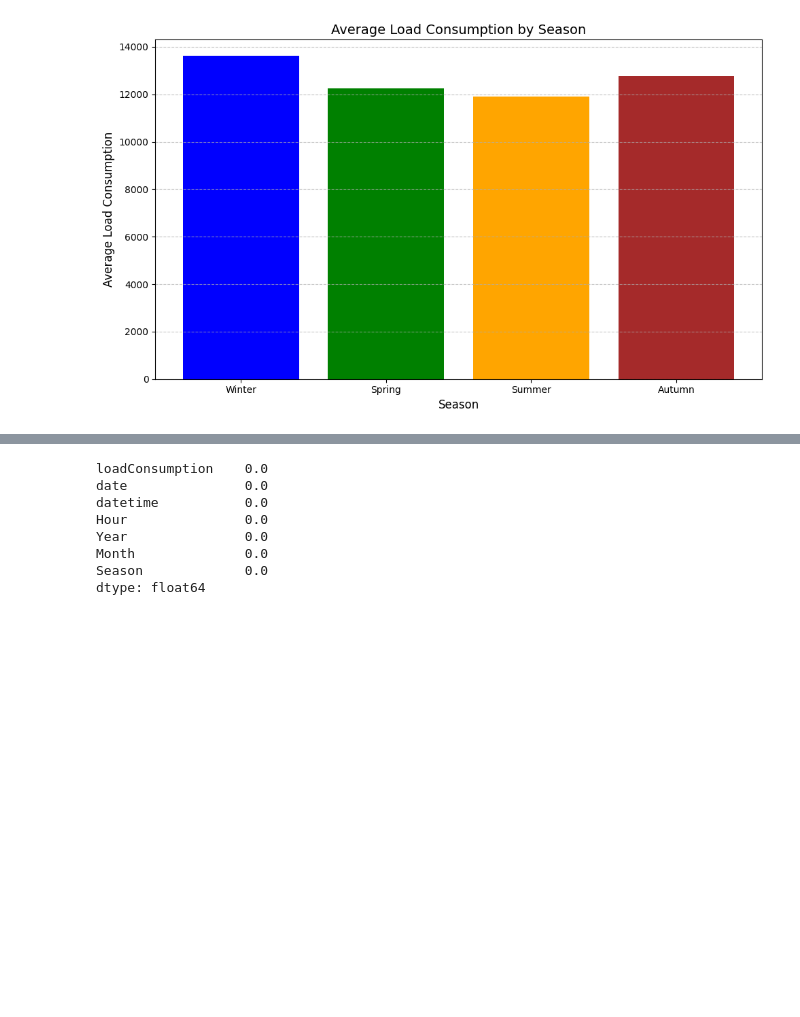
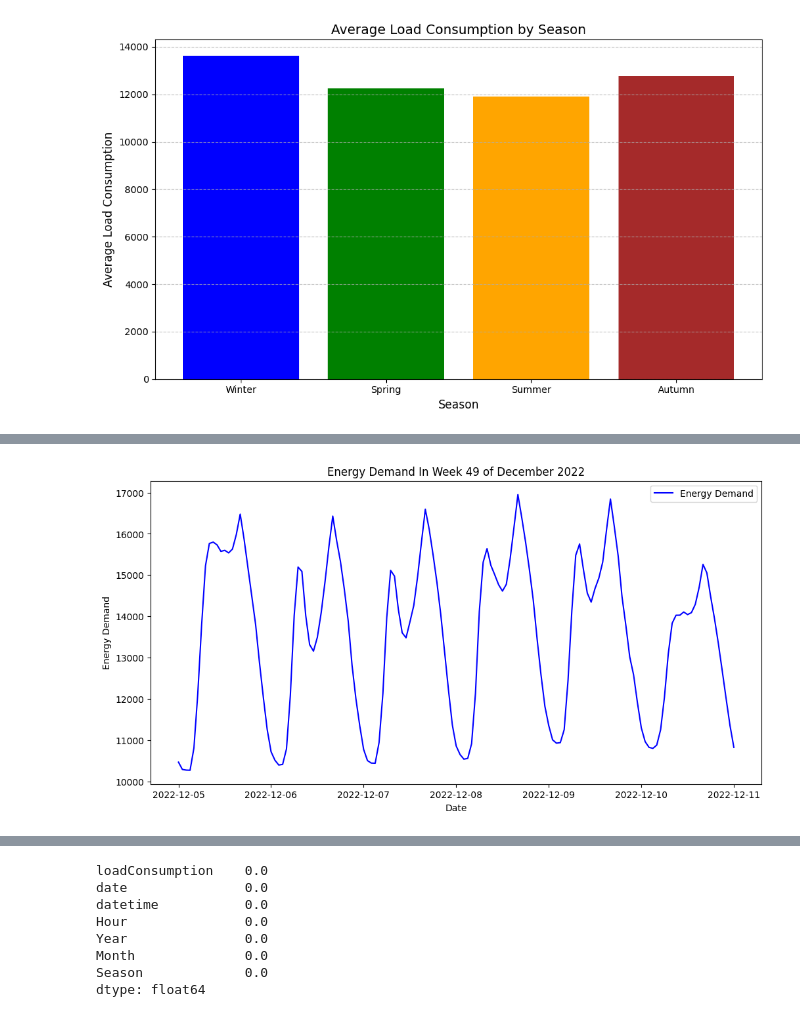
Before and after one commit to Carlos1971Salud/Hybrid-Forecasting-for-Sustainable-Electricity-Demand-in-The-Netherlands-Using-SARIMAX-SARIMAX-LSTM, a Jupyter notebook: data_patterns.ipynb, the cells around one changed output, grey strips where cells are left out. Drawn from its saved outputs; the diff is of its cells as text; code cells hidden in the pictures; blank space fills up the shorter version.

```diff
--- a/data_patterns.ipynb
+++ b/data_patterns.ipynb
@@ -188,3 +301,16 @@ plt.show()
+# %%
+df_1_week = data[(data['datetime'] >= '2022-12-05') & (data['datetime'] <= '2022-12-11')]
+
+plt.figure(figsize=(12, 6))
+plt.plot(df_1_week['datetime'], df_1_week['loadConsumption'], label='Energy Demand', color='blue')
+plt.title('Energy Demand In Week 49 of December 2022')
+plt.xlabel('Date')
+plt.ylabel('Energy Demand')
+plt.legend()
+
+plt.show()
+# %% [output]
+[figure, added]
 # %%
 import statsmodels.api as sm
 import matplotlib.pyplot as plt
```
Also changed, not shown: parts of 39 cells of this notebook.
